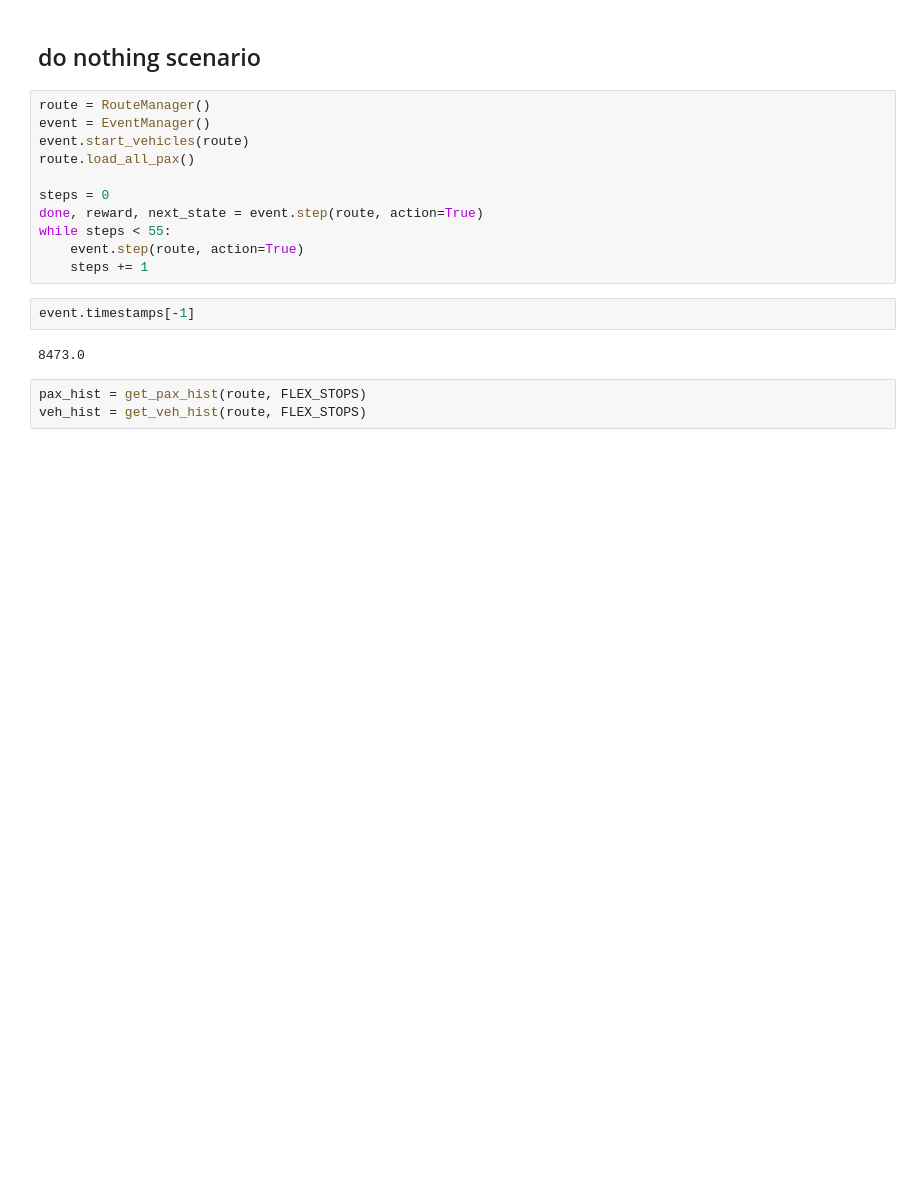
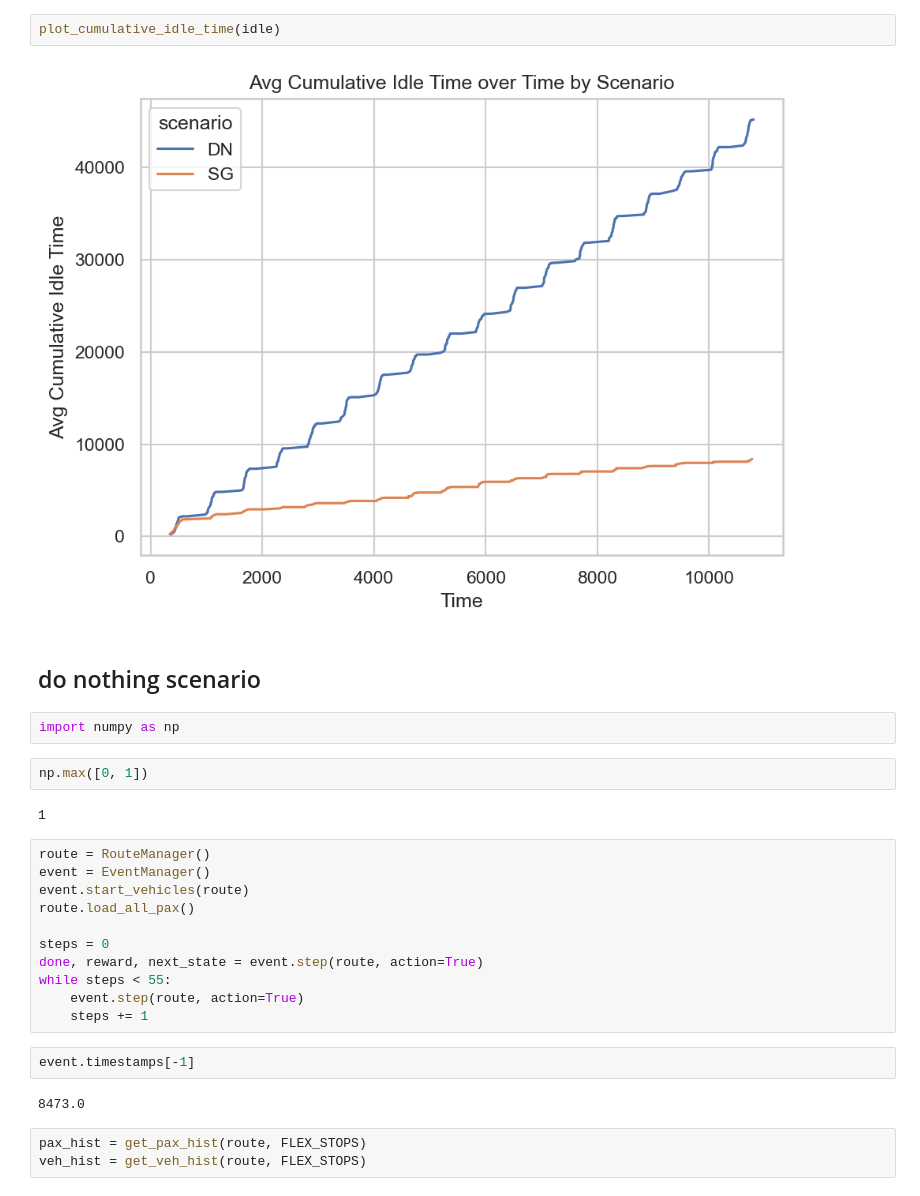
Before and after one commit to joerovar/flex-bus-sim, a Jupyter notebook: test.ipynb, the cells around one changed output. Drawn from its saved outputs; the diff is of its cells as text; blank space fills up the shorter version.

```diff
--- a/test.ipynb
+++ b/test.ipynb
@@ -6,5 +37,15 @@ import seaborn as sns
+# %%
+plot_cumulative_idle_time(idle)
+# %% [output]
+[figure, added]
 # %% [markdown]
 ## do nothing scenario
+# %%
+import numpy as np
+# %%
+np.max([0, 1])
+# %% [output]
+1
 # %%
 route = RouteManager()
 event = EventManager()
```
Also changed, not shown: parts of 7 cells of this notebook, 5 other files.
